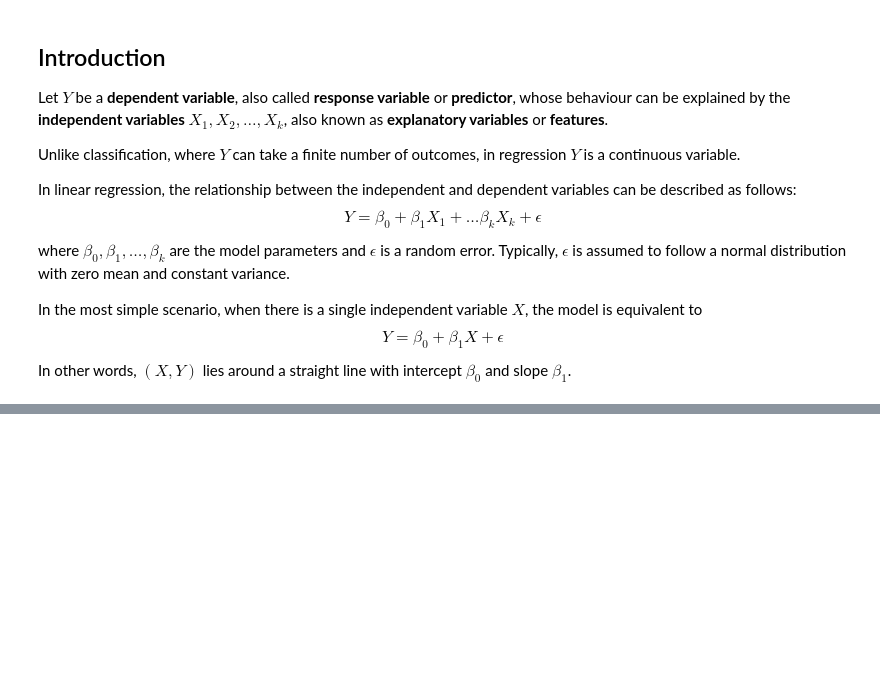
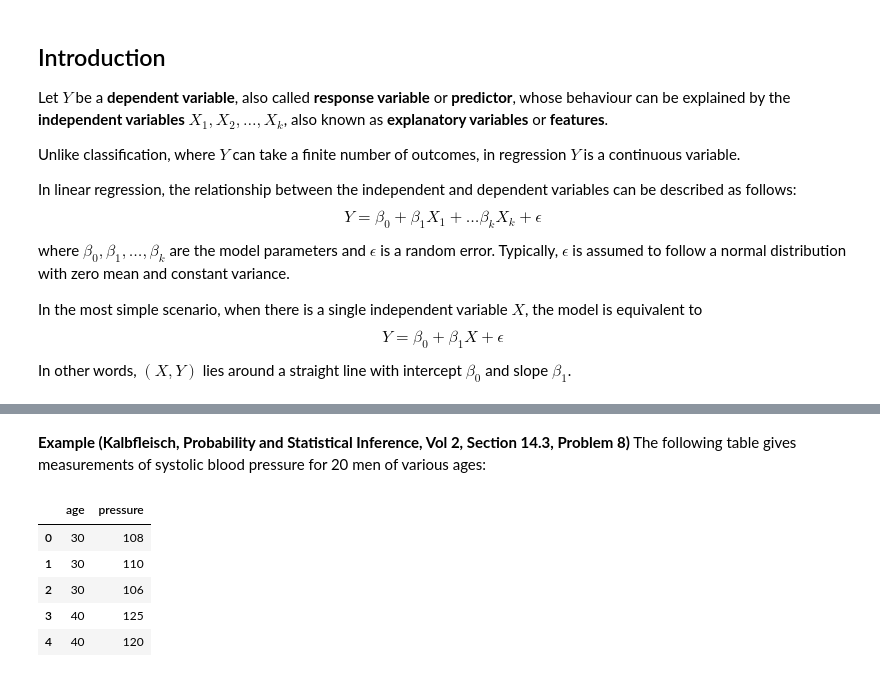
Before and after one commit to vdae2304/ML-DL, a Jupyter notebook: Regression/Linear regression.ipynb, the cells around one changed output, grey strips where cells are left out. Cells and saved outputs as stored; diff of their text form; code cells hidden in the pictures; blank space fills up the shorter version.

```diff
--- a/Regression/Linear regression.ipynb
+++ b/Regression/Linear regression.ipynb
@@ -94,0 +94,14 @@ plt.show()
+# %% [markdown]
+**Example (Kalbfleisch, Probability and Statistical Inference, Vol 2, Section 14.3, Problem 8)** The following table gives measurements of systolic blood pressure for 20 men of various ages:
+# %%
+import pandas as pd
+
+df_blood = pd.read_csv("data/blood-pressure.csv")
+df_blood.head()
+# %% [output]
+|  | age | pressure |
+| 0 | 30 | 108 |
+| 1 | 30 | 110 |
+| 2 | 30 | 106 |
+| 3 | 40 | 125 |
+| 4 | 40 | 120 |
```
Also changed, not shown: parts of 6 cells of this notebook, 1 other file.
